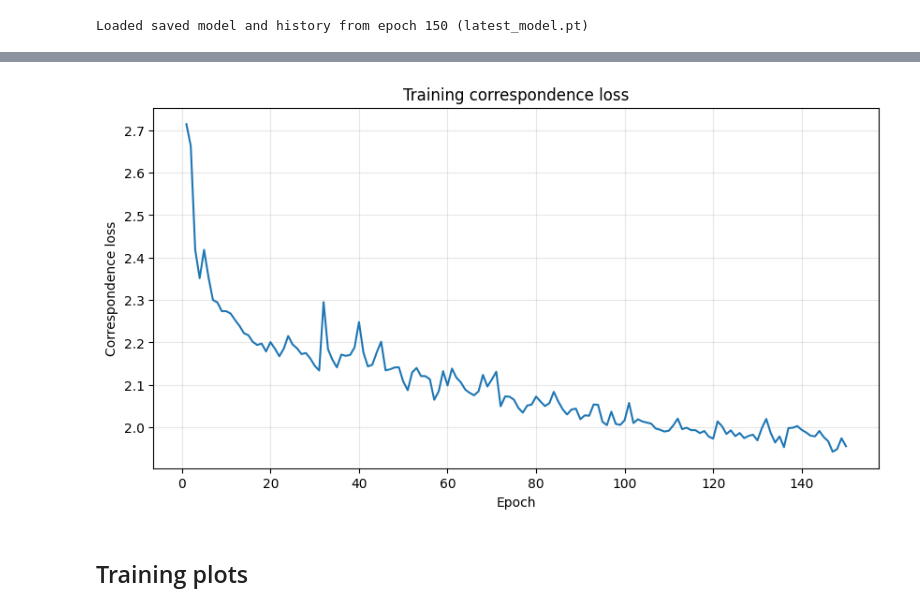
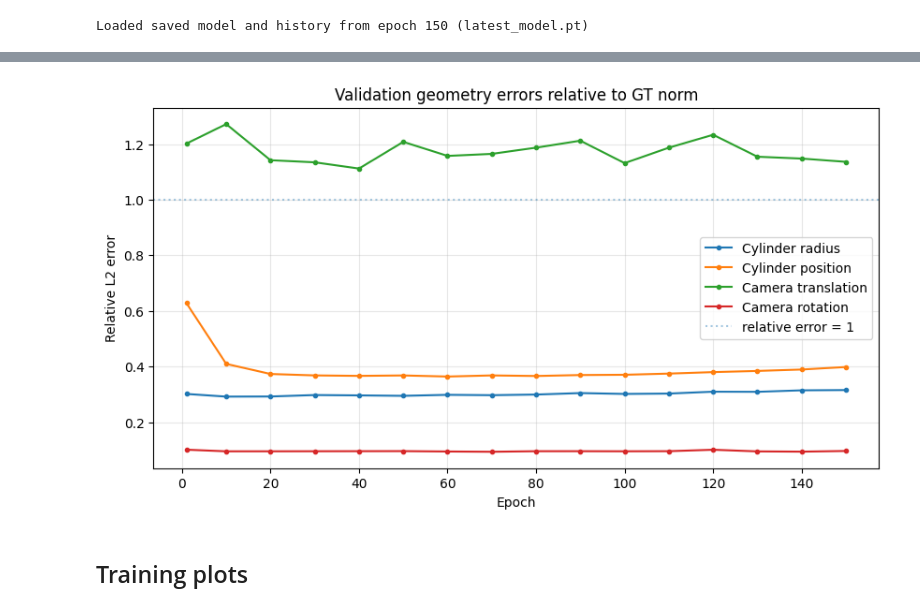
Before and after one commit to jo6815en/pose_from_cylinders, a Jupyter notebook: train_v2.ipynb, the cells around one changed output, grey strips where cells are left out. Saved outputs shown, nothing was run; the diff lists cells and outputs as text; code cells hidden in the pictures.

```diff
--- a/train_v2.ipynb
+++ b/train_v2.ipynb
@@ -715,13 +699,20 @@ Lift:                3.98x
-# %%
-plt.figure(figsize=(10, 5))
-plt.plot(history["epoch"], history["correspondence"])
-plt.xlabel("Epoch")
-plt.ylabel("Correspondence loss")
-plt.title("Training correspondence loss")
-plt.grid(True, alpha=0.3)
-plt.show()
-# %% [output]
-[figure, removed]
+# %%
+val_epochs = np.array(history["val_epoch"])
+
+plt.figure(figsize=(10, 5))
+plt.plot(val_epochs, history["val_cylinder_radius_rel_l2"], ".-", label="Cylinder radius")
+plt.plot(val_epochs, history["val_cylinder_position_rel_l2"], ".-", label="Cylinder position")
+plt.plot(val_epochs, history["val_camera_translation_rel_l2"], ".-", label="Camera translation")
+plt.plot(val_epochs, history["val_camera_rotation_rel_l2"], ".-", label="Camera rotation")
+plt.axhline(1.0, linestyle=":", alpha=0.4, label="relative error = 1")
+plt.xlabel("Epoch")
+plt.ylabel("Relative L2 error")
+plt.title("Validation geometry errors relative to GT norm")
+plt.legend()
+plt.grid(True, alpha=0.3)
+plt.show()
+# %% [output]
+[figure, added]
 # %% [markdown]
 ## Training plots
 # %%
```
Also changed, not shown: parts of 14 cells of this notebook, 3 other files.
